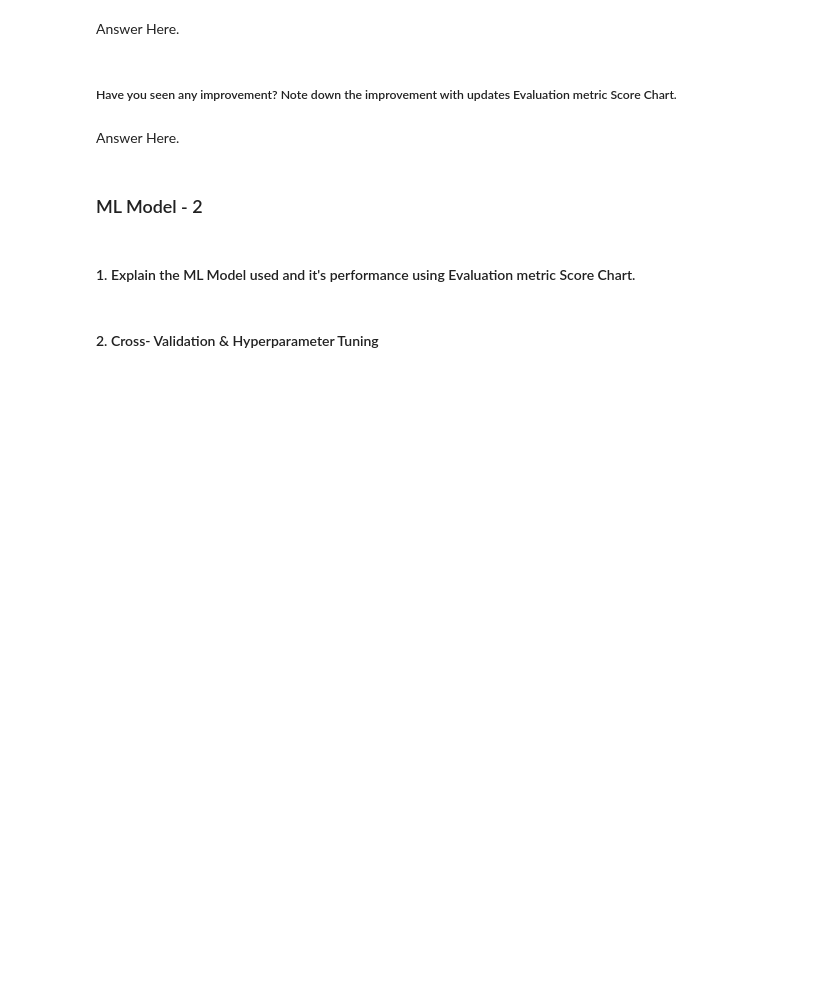
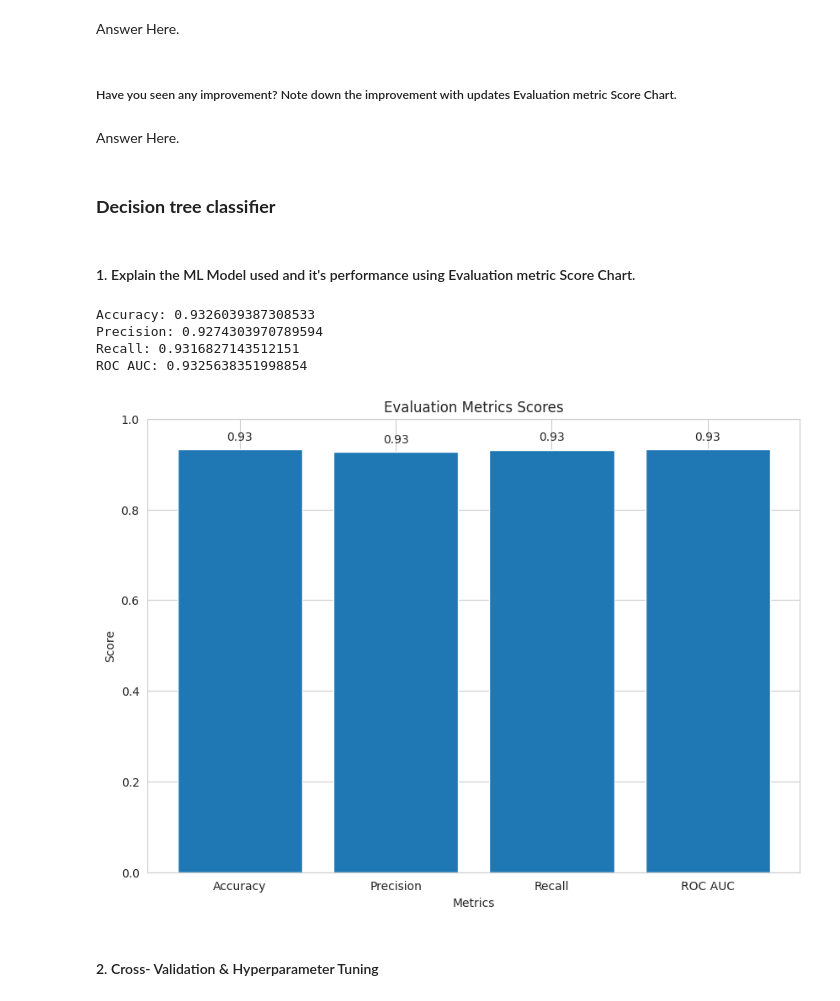
Before and after one commit to Preet3621/Classification_Airline_preet, a Jupyter notebook: Air_Referal_Preet.ipynb, the cells around one changed output. Cells and saved outputs as stored; diff of their text form; code cells hidden in the pictures; blank space fills up the shorter version.

```diff
--- a/Air_Referal_Preet.ipynb
+++ b/Air_Referal_Preet.ipynb
@@ -1140,2 +1149,10 @@ Answer Here.
+# %%
+# Scaling your data
+
+from sklearn.preprocessing import MinMaxScaler
+
+scaler = MinMaxScaler()
+X_train_scaled = scaler.fit_transform(X_train)
+X_test_scaled = scaler.transform(X_test)
 # %% [markdown]
 ## ***7. ML Model Implementation***
@@ -1167,7 +1269,18 @@ Answer Here.
 ##### Have you seen any improvement? Note down the improvement with updates Evaluation metric Score Chart.
 # %% [markdown]
 Answer Here.
-# %% [markdown]
-### ML Model - 2
+# %% [markdown]
+### **Decision tree classifier**
+# %%
+from sklearn.tree import DecisionTreeClassifier
+
+# Create the Decision Tree classifier
+dt_classifier = DecisionTreeClassifier()
+
+# Fit the model
+dt_classifier.fit(X_train_scaled, y_train)
+
+# predictions
+y_pred = dt_classifier.predict(X_test_scaled)
 # %% [markdown]
 #### 1. Explain the ML Model used and it's performance using Evaluation metric Score Chart.
@@ -1176,2 +1287,32 @@ Answer Here.
+# %%
+# Visualizing evaluation Metric Score chart
+
+# accuracy
+accuracy_dt = accuracy_score(y_test, y_pred)
+print("Accuracy:", accuracy_dt)
+
+# precision score
+precision_dt = precision_score(y_test, y_pred)
+print("Precision:", precision_dt)
+
+# recall score
+recall_dt = recall_score(y_test, y_pred)
+print("Recall:", recall_dt)
+
+# ROC AUC score
+roc_auc_dt = roc_auc_score(y_test, y_pred)
+print("ROC AUC:", roc_auc_dt)
+
+metrics_2 = ["Accuracy", "Precision", "Recall", "ROC AUC"]
+scores_2 = [accuracy_dt, precision_dt, recall_dt, roc_auc_dt]
+
+# call the function for visulizing evalution matrics
+plot_score_chart(metrics_2, scores_2)
+# %% [output]
+Accuracy: 0.9326039387308533
+Precision: 0.9274303970789594
+Recall: 0.9316827143512151
+ROC AUC: 0.9325638351998854
+[figure, added]
 # %% [markdown]
 #### 2. Cross- Validation & Hyperparameter Tuning
```
Also changed, not shown: parts of 25 cells of this notebook.
